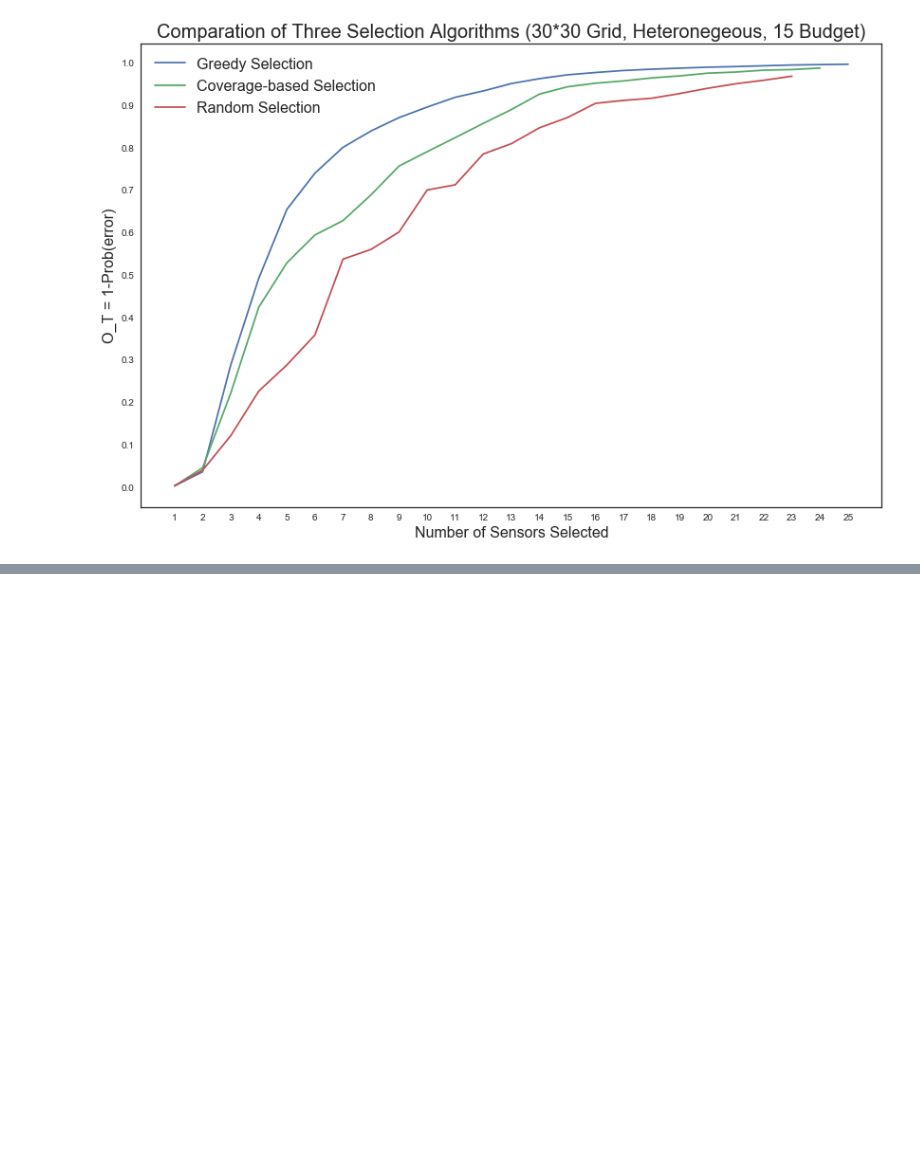
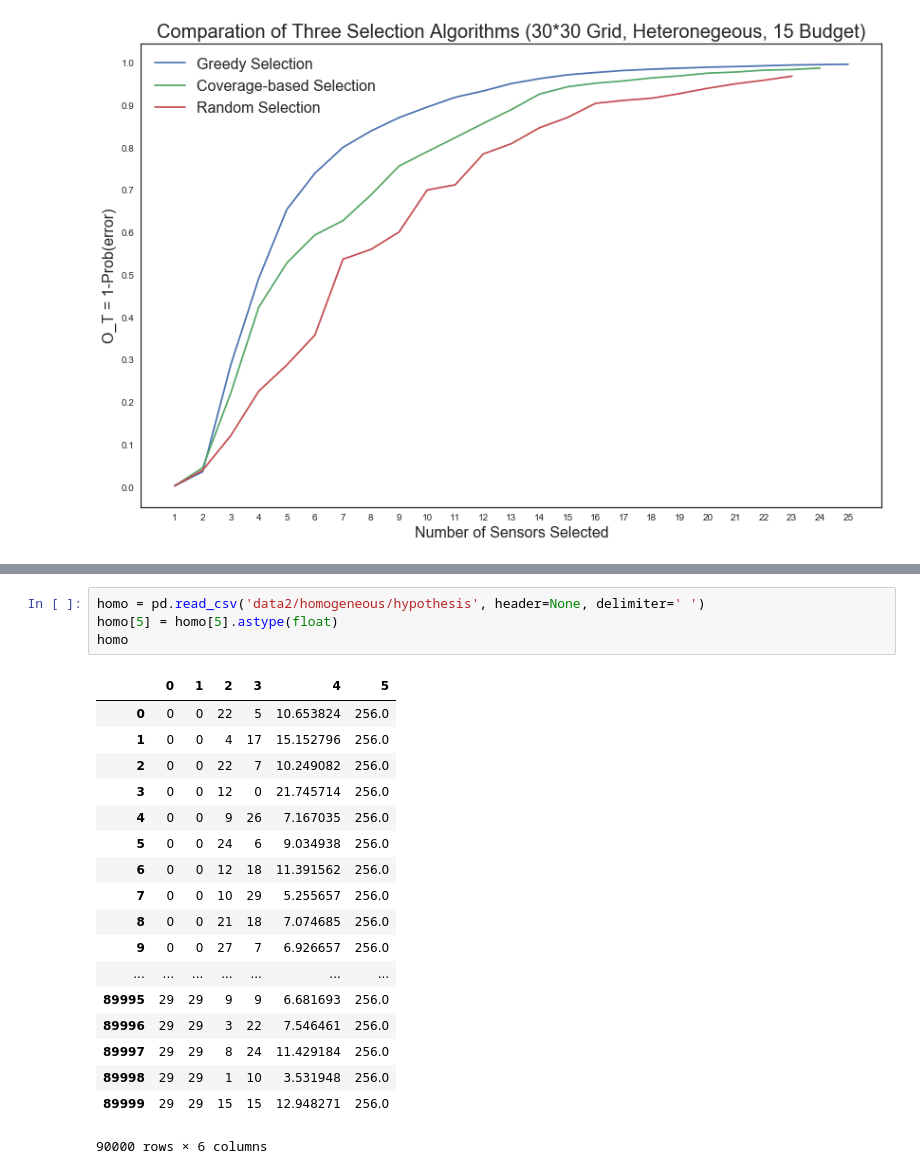
Before and after one commit to Wings-Lab/SelectSensor, a Jupyter notebook: testing.ipynb, the cells around one changed output, grey strips where cells are left out. Drawn from its saved outputs; the diff is of its cells as text; blank space fills up the shorter version.

Commit message:
add real data

```diff
--- a/testing.ipynb
+++ b/testing.ipynb
@@ -234,0 +309,23 @@ random.choice(max_distance)[0]
+# %%
+homo = pd.read_csv('data2/homogeneous/hypothesis', header=None, delimiter=' ')
+homo[5] = homo[5].astype(float)
+homo
+# %% [output]
+|  | 0 | 1 | 2 | 3 | 4 | 5 |
+| 0 | 0 | 0 | 22 | 5 | 10.653824 | 256.0 |
+| 1 | 0 | 0 | 4 | 17 | 15.152796 | 256.0 |
+| 2 | 0 | 0 | 22 | 7 | 10.249082 | 256.0 |
+| 3 | 0 | 0 | 12 | 0 | 21.745714 | 256.0 |
+| 4 | 0 | 0 | 9 | 26 | 7.167035 | 256.0 |
+| 5 | 0 | 0 | 24 | 6 | 9.034938 | 256.0 |
+| 6 | 0 | 0 | 12 | 18 | 11.391562 | 256.0 |
+| 7 | 0 | 0 | 10 | 29 | 5.255657 | 256.0 |
+| 8 | 0 | 0 | 21 | 18 | 7.074685 | 256.0 |
+| 9 | 0 | 0 | 27 | 7 | 6.926657 | 256.0 |
+| ... | ... | ... | ... | ... | ... | ... |
+| 89995 | 29 | 29 | 9 | 9 | 6.681693 | 256.0 |
+| 89996 | 29 | 29 | 3 | 22 | 7.546461 | 256.0 |
+| 89997 | 29 | 29 | 8 | 24 | 11.429184 | 256.0 |
+| 89998 | 29 | 29 | 1 | 10 | 3.531948 | 256.0 |
+| 89999 | 29 | 29 | 15 | 15 | 12.948271 | 256.0 |
+90000 rows × 6 columns
```
Also changed, not shown: parts of 22 cells of this notebook, 44 other files.
